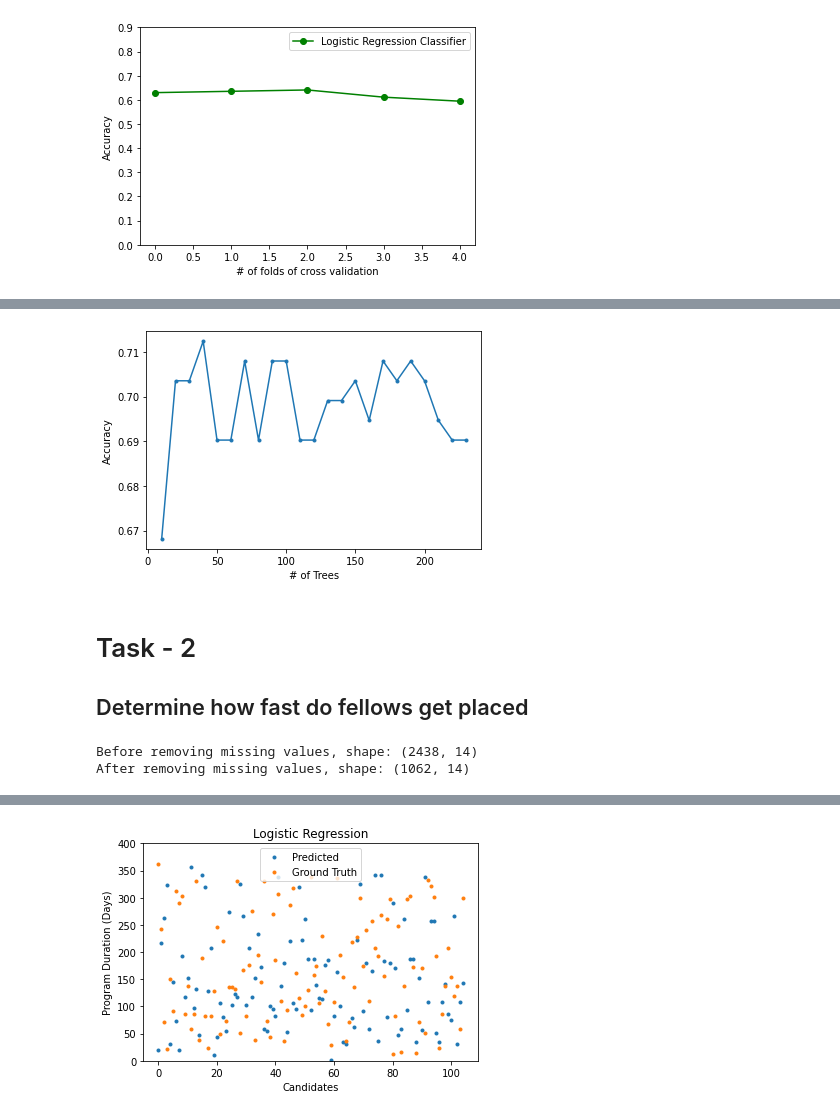
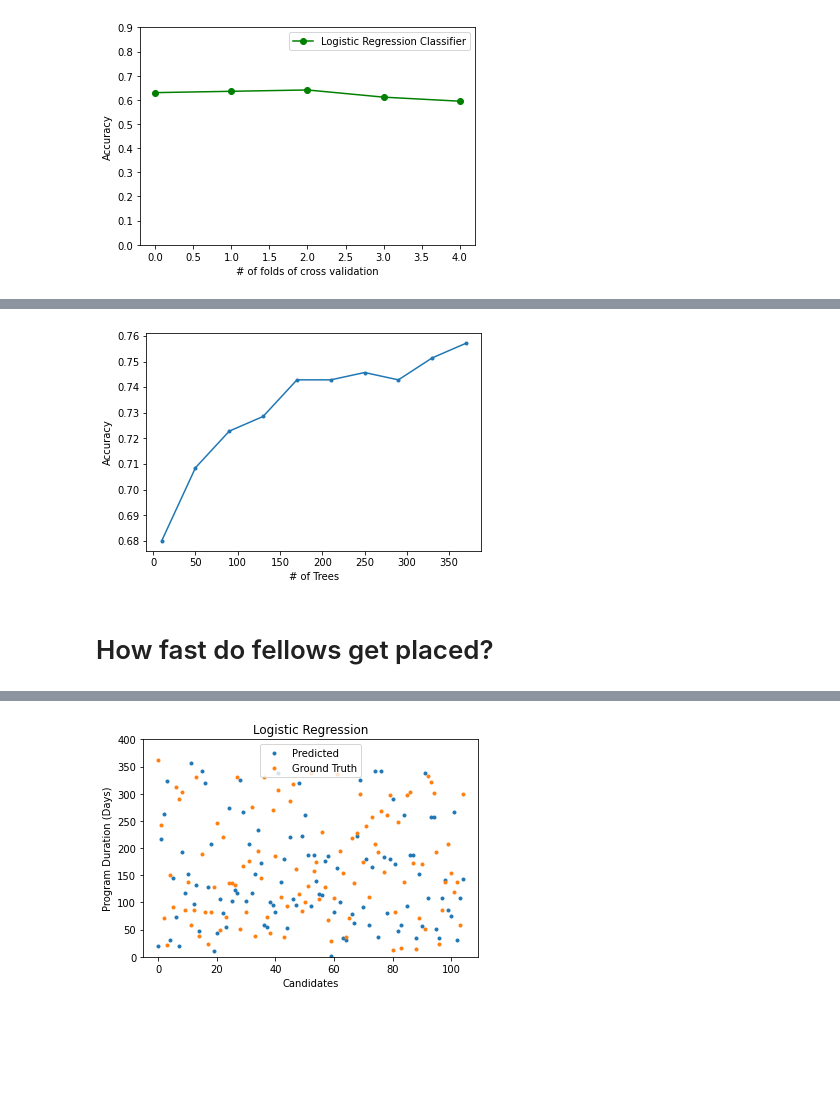
Before and after one commit to Yadukrishnan1/Customer-Success, a Jupyter notebook: customer_success_ongoing.ipynb, the cells around one changed output, grey strips where cells are left out. Saved outputs shown, nothing was run; the diff lists cells and outputs as text; code cells hidden in the pictures; blank space fills up the shorter version.

```diff
--- a/customer_success_ongoing.ipynb
+++ b/customer_success_ongoing.ipynb
@@ -507,14 +537,14 @@ df_test=Cat_encode(df_test).cat_encode()
 X = df.drop(columns = ['placed','pathrise_status', 'id'])
 y = df['placed']
 
-x_train, x_test, y_train, y_test = train_test_split(X, y, test_size=0.15, random_state=0)
+x_train, x_test, y_train, y_test = train_test_split(X, y, test_size=0.2, random_state=42)
 # %% [markdown]
 ### K-Means Clustering
 # %%
 from sklearn.cluster import KMeans
 from sklearn.metrics import classification_report, confusion_matrix, precision_score, recall_score, f1_score, roc_curve, roc_auc_score
 
-kmeans = KMeans(n_clusters=2, n_init=25, max_iter=100, random_state=6) # 2 clusters because it's binary classification
+kmeans = KMeans(n_clusters=2, n_init=40, max_iter=300, random_state=20) # 2 clusters because it's binary classification
 kmeans.fit(x_train)
 
 pred = kmeans.predict(x_test)
@@ -546,0 +579,9 @@ weighted avg       0.69      0.68      0.68       263
+# %%
+from xgboost import XGBClassifier
+
+# fit model no training data
+xgb_model = XGBClassifier()
+xgb_model.fit(x_train, y_train)
+xgb_model.fit(x_train, y_train)
+
+print(xgb_model)
@@ -546,0 +614,19 @@ weighted avg       0.69      0.68      0.68       263
+# %%
+# Making a parameter grid using gridsearchcv
+
+# max_depth=3, learning_rate=0.1, n_estimators=100
+#objective='binary:logistic', booster='gbtree', n_jobs=1 gamma=0,
+# min_child_weight=1, max_delta_step=0,  base_score=0.5, random_state=0
+
+param_grid = {
+        'n_estimators': [50, 100, 150],
+        'max_depth': [2, 3, 5],
+        'min_child_weight': [1, 5, 10],
+        'gamma': [0.5, 1, 1.5, 2, 5],
+        'subsample': [0.6, 0.8, 1.0],
+        'colsample_bytree': [0.6, 0.8, 1.0],
+        'max_depth': [3, 4, 5]
+        }
+
+grid = GridSearchCV(xgb_model, param_grid, cv=10, scoring='accuracy')
+grid.fit(x_train, y_train)
@@ -661,32 +719,19 @@ plt.show()
 # %%
 from sklearn.ensemble import RandomForestClassifier
 from sklearn.metrics import classification_report, confusion_matrix, accuracy_score
 
 accu=[]
-for i in np.arange(10, 240, 10):
+for i in np.arange(10, 400, 40):
   classifier = RandomForestClassifier(n_estimators=i, random_state=0)
   classifier.fit(x_train, y_train)
   y_pred = classifier.predict(x_test)
   accu.append(accuracy_score(y_test, y_pred))
 
-plt.plot(np.arange(10, 240, 10), accu, '.-')
+plt.plot(np.arange(10, 400, 40), accu, '.-')
 plt.xlabel('# of Trees')
 plt.ylabel('Accuracy')
 plt.show()
 # %% [output]
-[figure, old version]
+[figure, new version]
 # %% [markdown]
-# Task - 2
-
-## Determine how fast do fellows get placed
+# How fast do fellows get placed?
-# %%
-# Removing the outliers in 'number_of_applications': 400 and 1000 applications are way above 95%.
-
-cust_success_2=cust_success.drop(columns=['id', 'cohort_tag', 'professional_experience', 'length_of_job_search'])
-print('Before removing missing values, shape:', cust_success_2.shape)
-
-cust_success_2.dropna(inplace=True)
-print('After removing missing values, shape:', cust_success_2.shape)
-# %% [output]
-Before removing missing values, shape: (2438, 14)
-After removing missing values, shape: (1062, 14)
```
Also changed, not shown: parts of 49 cells of this notebook.
